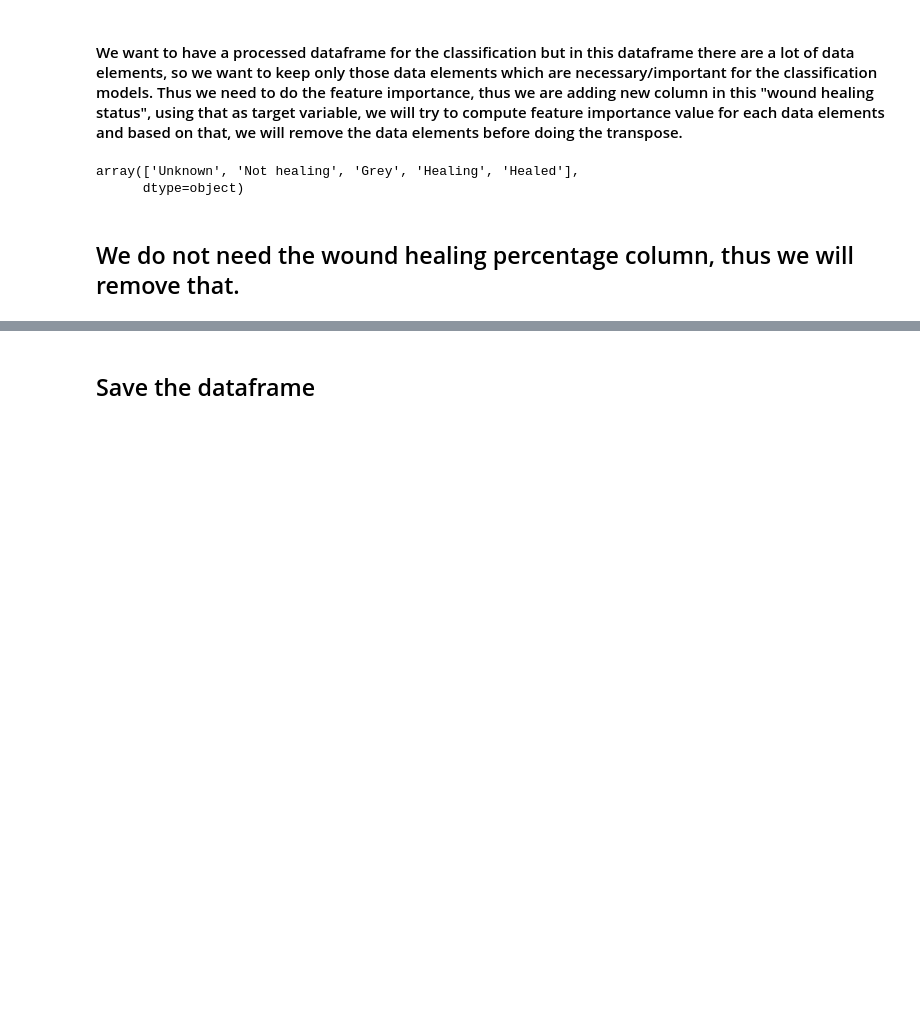
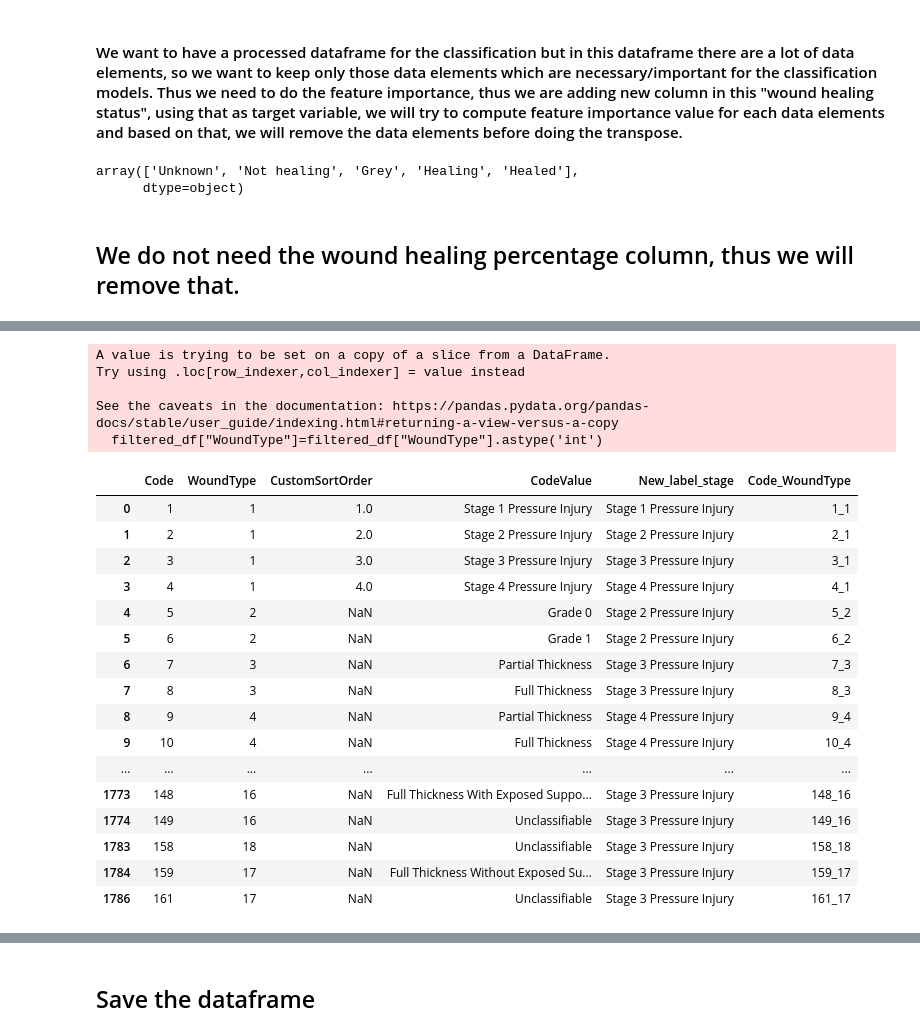
Before and after one commit to iupui-soic/wound-forecast, a Jupyter notebook: Combined_work/Classification/2_Preprocessing_Stage1.ipynb, the cells around one changed output, grey strips where cells are left out. Saved outputs shown, nothing was run; the diff lists cells and outputs as text; code cells hidden in the pictures; blank space fills up the shorter version.

Commit message:
Update 2_Proprocessing_Stage_1 Notebook

```diff
--- a/Combined_work/Classification/2_Preprocessing_Stage1.ipynb
+++ b/Combined_work/Classification/2_Preprocessing_Stage1.ipynb
@@ -241,0 +433,3 @@ big_df=big_df.drop(["Wound_healing_percentage"], axis=1)
+# %%
+big_df['Stage'] = big_df['Stage'].replace(np.nan, 47)
+big_df["Stage"].value_counts(dropna=False)
@@ -241,0 +469,7 @@ big_df=big_df.drop(["Wound_healing_percentage"], axis=1)
+# %%
+df = pd.read_csv("Stage_new_label.csv")
+df=df.drop(["Unnamed: 0"], axis=1)
+df["WoundType"] = pd.to_numeric(df["WoundType"], errors='coerce')
+df["WoundType"] = df["WoundType"].astype('Int64')  # 'Int64' allows for NaN values in an integer column
+df['Code_WoundType'] = df['Code'].astype(str) + '_' + df['WoundType'].astype(str)
+df
@@ -241,0 +490,5 @@ big_df=big_df.drop(["Wound_healing_percentage"], axis=1)
+# %%
+big_df['Stage']=big_df['Stage'].astype(int)
+# %%
+big_df['Stage_Type'] = big_df['Stage'].astype(str) + '_' + big_df['Type'].astype(str)
+big_df
@@ -241,0 +509,29 @@ big_df=big_df.drop(["Wound_healing_percentage"], axis=1)
+# %%
+filter_stage_code_values = big_df["Stage_Type"].unique().tolist()
+
+filtered_df = df[df['Code_WoundType'].isin(filter_stage_code_values)]
+filtered_df["WoundType"]=filtered_df["WoundType"].astype('int')
+filtered_df
+# %% [output]
+A value is trying to be set on a copy of a slice from a DataFrame.
+Try using .loc[row_indexer,col_indexer] = value instead
+
+See the caveats in the documentation: https://pandas.pydata.org/pandas-docs/stable/user_guide/indexing.html#returning-a-view-versus-a-copy
+  filtered_df["WoundType"]=filtered_df["WoundType"].astype('int')
+|  | Code | WoundType | CustomSortOrder | CodeValue | New_label_stage | Code_WoundType |
+| 0 | 1 | 1 | 1.0 | Stage 1 Pressure Injury | Stage 1 Pressure Injury | 1_1 |
+| 1 | 2 | 1 | 2.0 | Stage 2 Pressure Injury | Stage 2 Pressure Injury | 2_1 |
+| 2 | 3 | 1 | 3.0 | Stage 3 Pressure Injury | Stage 3 Pressure Injury | 3_1 |
+| 3 | 4 | 1 | 4.0 | Stage 4 Pressure Injury | Stage 4 Pressure Injury | 4_1 |
+| 4 | 5 | 2 | NaN | Grade 0 | Stage 2 Pressure Injury | 5_2 |
+| 5 | 6 | 2 | NaN | Grade 1 | Stage 2 Pressure Injury | 6_2 |
+| 6 | 7 | 3 | NaN | Partial Thickness | Stage 3 Pressure Injury | 7_3 |
+| 7 | 8 | 3 | NaN | Full Thickness | Stage 3 Pressure Injury | 8_3 |
+| 8 | 9 | 4 | NaN | Partial Thickness | Stage 4 Pressure Injury | 9_4 |
+| 9 | 10 | 4 | NaN | Full Thickness | Stage 4 Pressure Injury | 10_4 |
+| ... | ... | ... | ... | ... | ... | ... |
+| 1773 | 148 | 16 | NaN | Full Thickness With Exposed Suppo... | Stage 3 Pressure Injury | 148_16 |
+| 1774 | 149 | 16 | NaN | Unclassifiable | Stage 3 Pressure Injury | 149_16 |
+| 1783 | 158 | 18 | NaN | Unclassifiable | Stage 3 Pressure Injury | 158_18 |
+| 1784 | 159 | 17 | NaN | Full Thickness Without Exposed Su... | Stage 3 Pressure Injury | 159_17 |
+| 1786 | 161 | 17 | NaN | Unclassifiable | Stage 3 Pressure Injury | 161_17 |
```
Also changed, not shown: parts of 32 cells of this notebook.
